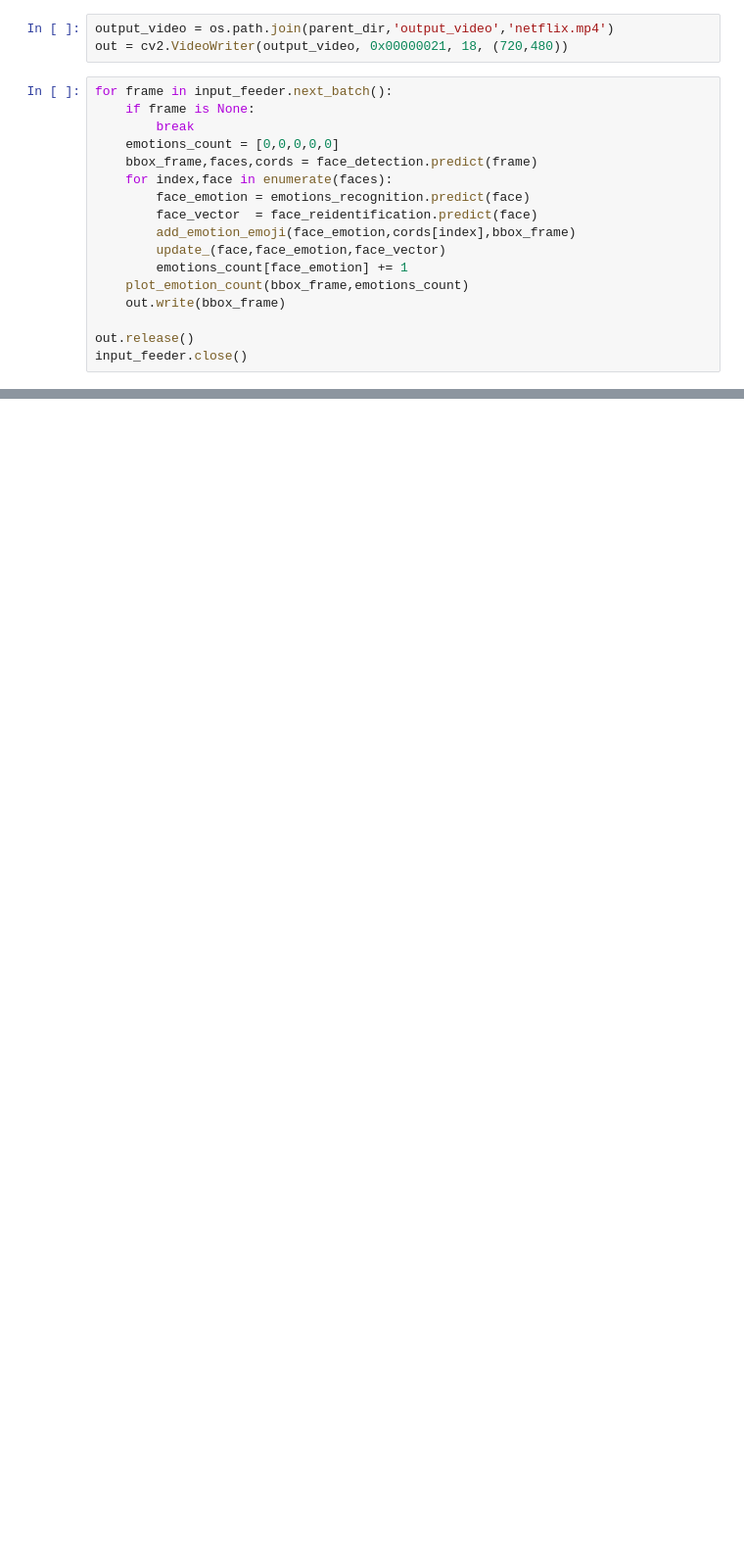
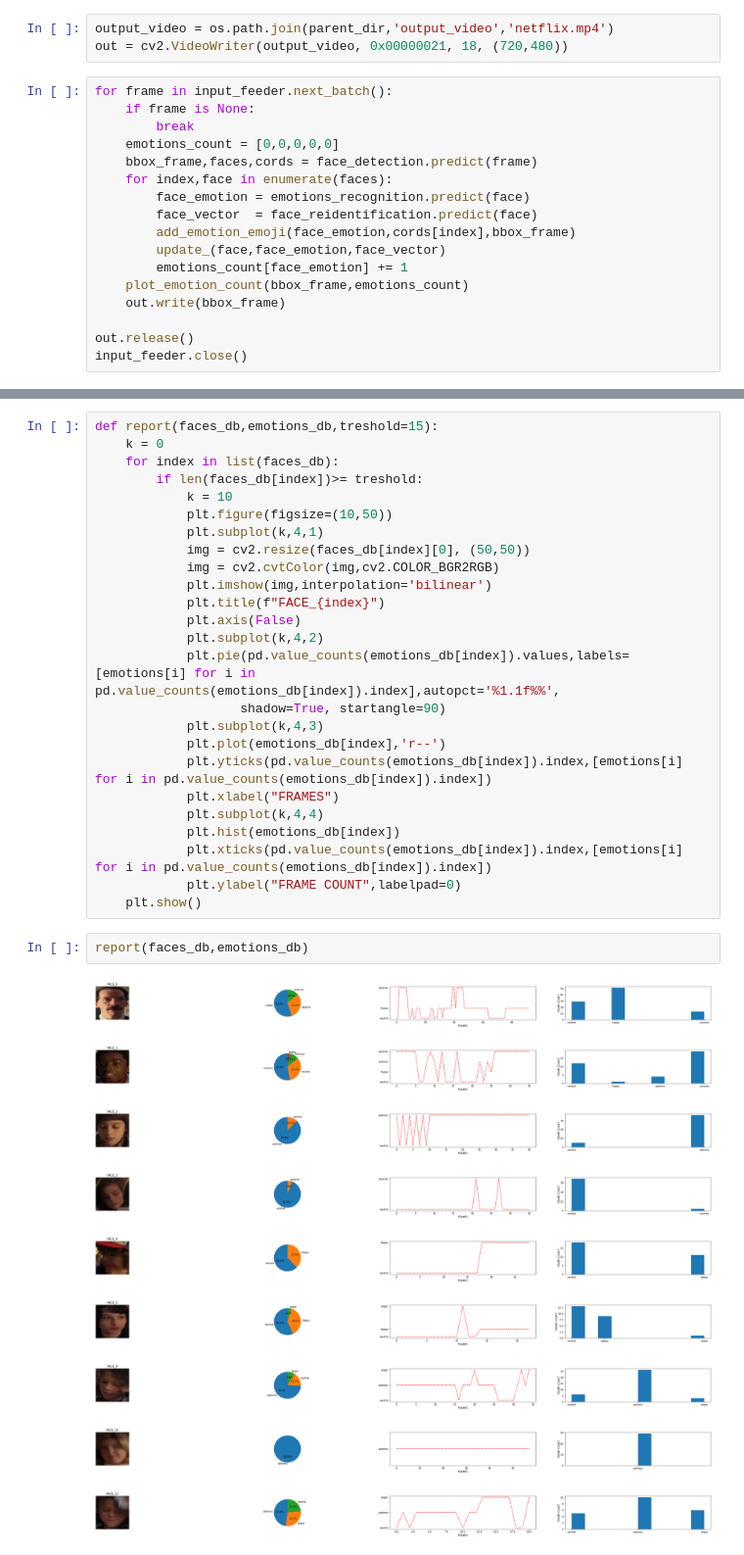
Before and after one commit to apthagowda97/emotion_analysis, a Jupyter notebook: src/test.ipynb, the cells around one changed output, grey strips where cells are left out. Shown at 98% size. Saved outputs shown, nothing was run; the diff lists cells and outputs as text; blank space fills up the shorter version.

Commit message:
add generate report method

```diff
--- a/src/test.ipynb
+++ b/src/test.ipynb
@@ -115,3 +116,40 @@ input_feeder.close()
 </video>
 # %% [output]
 [interactive output not drawn]
+# %%
+def report(faces_db,emotions_db,treshold=15):
+    k = 0
+    for index in list(faces_db):
+        if len(faces_db[index])>= treshold:
+            k = 10
+            plt.figure(figsize=(10,50))
+            plt.subplot(k,4,1)
+            img = cv2.resize(faces_db[index][0], (50,50))
+            img = cv2.cvtColor(img,cv2.COLOR_BGR2RGB)
+            plt.imshow(img,interpolation='bilinear')
+            plt.title(f"FACE_{index}")
+            plt.axis(False)
+            plt.subplot(k,4,2)
+            plt.pie(pd.value_counts(emotions_db[index]).values,labels=[emotions[i] for i in pd.value_counts(emotions_db[index]).index],autopct='%1.1f%%',
+                   shadow=True, startangle=90)
+            plt.subplot(k,4,3)
+            plt.plot(emotions_db[index],'r--')
+            plt.yticks(pd.value_counts(emotions_db[index]).index,[emotions[i] for i in pd.value_counts(emotions_db[index]).index])
+            plt.xlabel("FRAMES")
+            plt.subplot(k,4,4)
+            plt.hist(emotions_db[index])
+            plt.xticks(pd.value_counts(emotions_db[index]).index,[emotions[i] for i in pd.value_counts(emotions_db[index]).index])
+            plt.ylabel("FRAME COUNT",labelpad=0)
+    plt.show()
+# %%
+report(faces_db,emotions_db)
+# %% [output]
+[figure, added]
+[figure, added]
+[figure, added]
+[figure, added]
+[figure, added]
+[figure, added]
+[figure, added]
+[figure, added]
+[figure, added]
```
Also changed, not shown: parts of 1 cell of this notebook, 7 other files.
